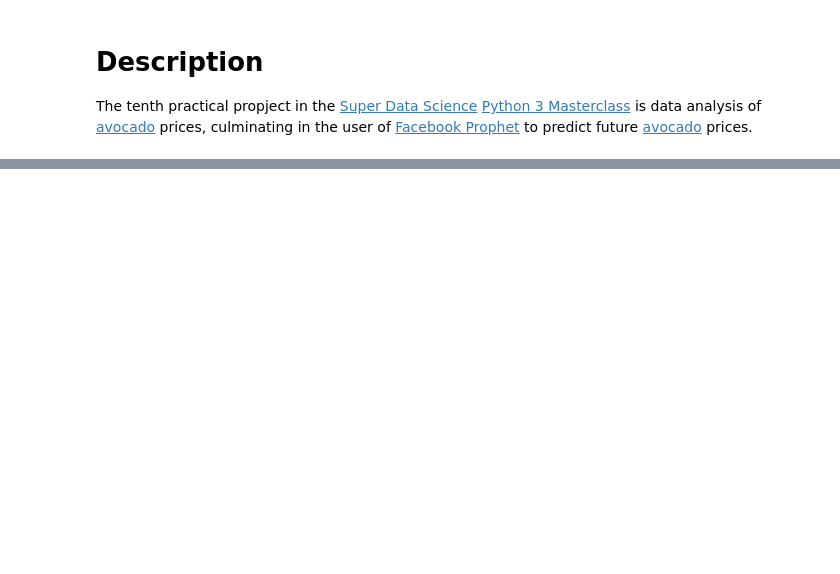
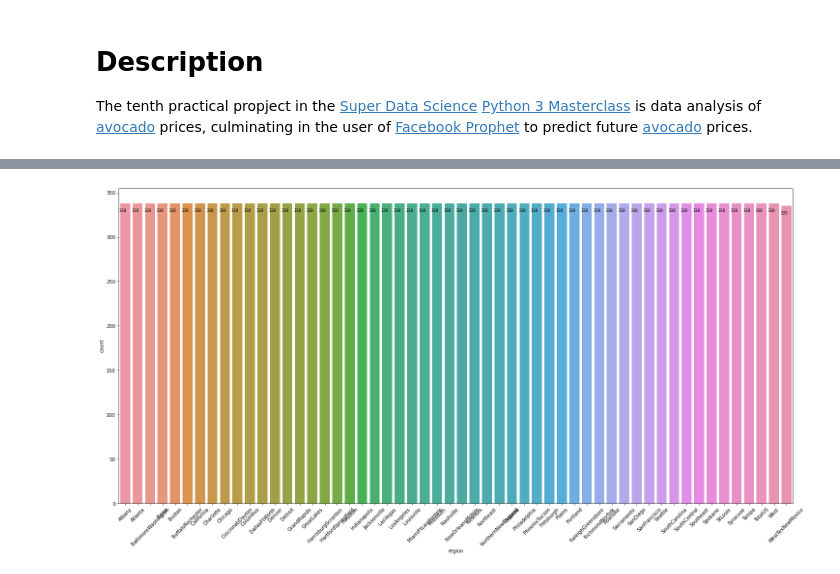
Before and after one commit to AFOL-Dave/AvocadoPrices, a Jupyter notebook: Avocado Prices.ipynb, the cells around one changed output, grey strips where cells are left out. Saved outputs shown, nothing was run; the diff lists cells and outputs as text; code cells hidden in the pictures; blank space fills up the shorter version.

```diff
--- a/Avocado Prices.ipynb
+++ b/Avocado Prices.ipynb
@@ -28,0 +53,2 @@ avocado_data
+# %%
+avocado_data = avocado_data.sort_values(["Date", "region", "type"])
@@ -28,0 +71,9 @@ avocado_data
+# %%
+plt.figure(figsize = (25,12))
+plt.xticks(rotation = 45)
+ax = sns.countplot(x = 'region', data = avocado_data)
+
+for patch in ax.patches:
+    ax.annotate(f'\n{patch.get_height()}', (patch.get_x() + 0.2, patch.get_height()), ha = 'center', va = 'top', color = 'black', size = 8)
+# %% [output]
+[figure, added]
```
Also changed, not shown: parts of 12 cells of this notebook.
